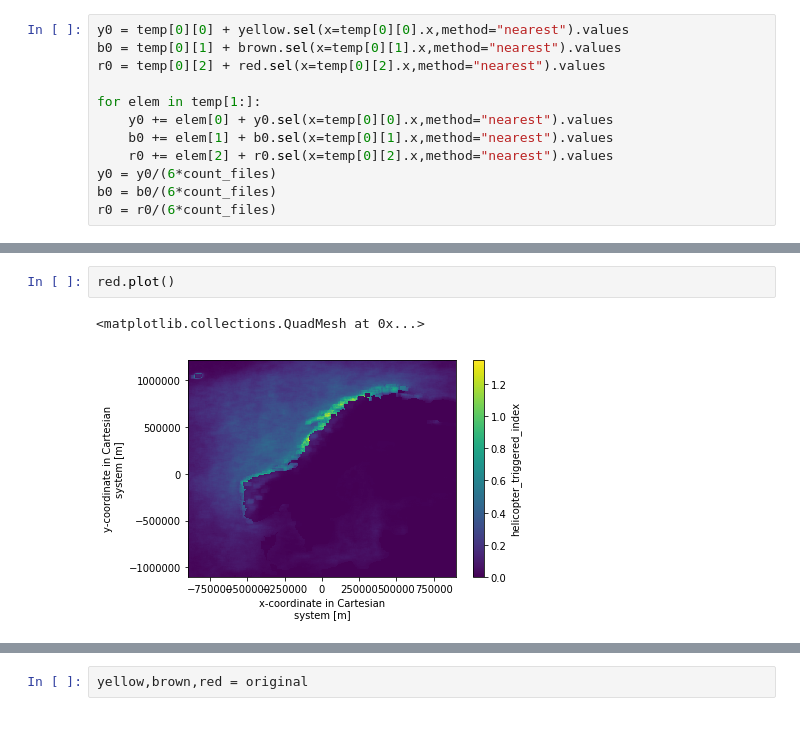
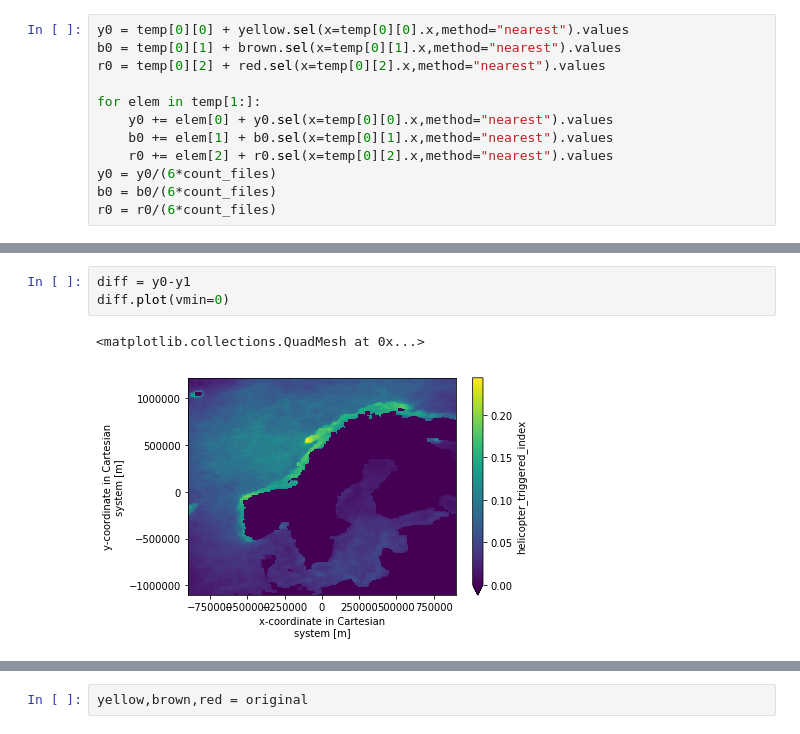
Before and after one commit to johtoblan/Master, a Jupyter notebook: Climatologies.ipynb, the cells around one changed output, grey strips where cells are left out. Saved outputs shown, nothing was run; the diff lists cells and outputs as text.

```diff
--- a/Climatologies.ipynb
+++ b/Climatologies.ipynb
@@ -223,5 +233,6 @@ r1.plot(vmax=.2)
-# %%
-red.plot()
-# %% [output]
-<matplotlib.collections.QuadMesh at 0x...>
-[figure, removed]
+# %%
+diff = y0-y1
+diff.plot(vmin=0)
+# %% [output]
+<matplotlib.collections.QuadMesh at 0x...>
+[figure, added]
```
Also changed, not shown: parts of 17 cells of this notebook.
